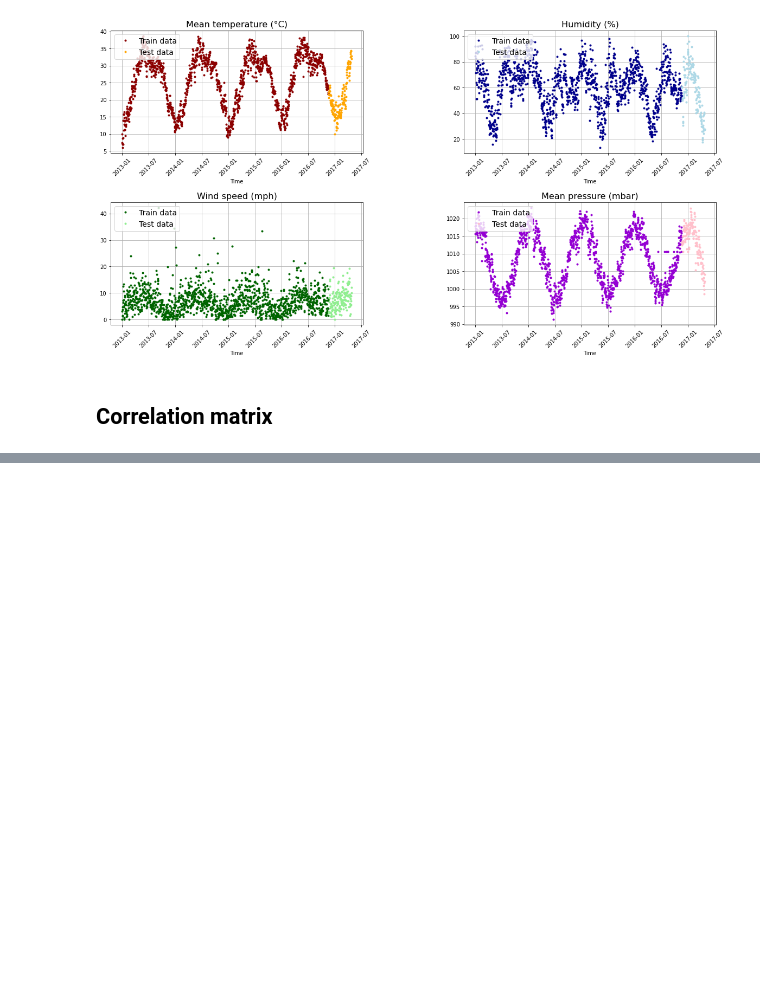
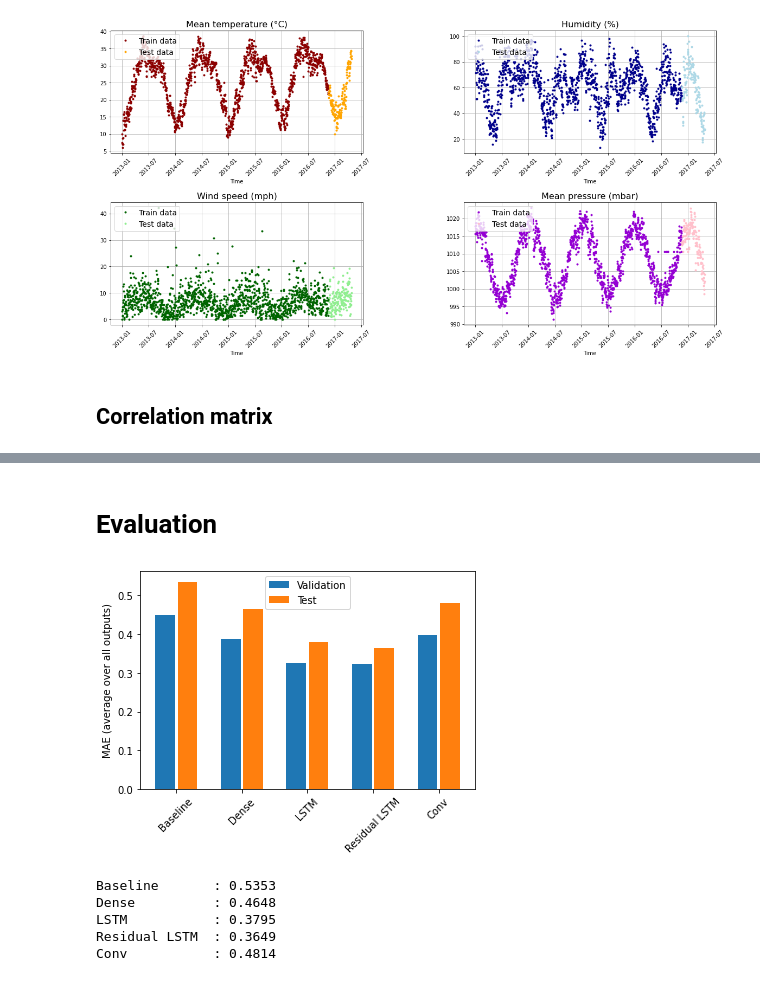
Before and after one commit to alexandre-pinon/voltron, a Jupyter notebook: src/ai/voltron.ipynb, the cells around one changed output, grey strips where cells are left out. Saved outputs shown, nothing was run; the diff lists cells and outputs as text; code cells hidden in the pictures; blank space fills up the shorter version.

Commit message:
feat: Preprocessing + Training + Evaluation WS=7 H=1 multioutput

```diff
--- a/src/ai/voltron.ipynb
+++ b/src/ai/voltron.ipynb
@@ -242,0 +337,12 @@ ax.set_title("Correlation matrix", fontsize=24)
+# %%
+%%time
+lstm_model = tf.keras.models.Sequential([
+    tf.keras.layers.Bidirectional(tf.keras.layers.LSTM(128, return_sequences=True)),
+    tf.keras.layers.Dense(32, activation='relu'),
+    tf.keras.layers.Dense(units=num_features)
+])
+
+history = helpers.compile_and_fit(lstm_model, w1)
+
+val_performance['LSTM'] = lstm_model.evaluate(w1.val)
+performance['LSTM'] = lstm_model.evaluate(w1.test, verbose=0)
@@ -242,0 +406,18 @@ ax.set_title("Correlation matrix", fontsize=24)
+# %%
+conv_model = tf.keras.Sequential([
+    tf.keras.layers.Conv1D(128,
+                           kernel_size=5,
+                           padding="causal",
+                           activation="relu"),
+    tf.keras.layers.Conv1D(128,
+                           kernel_size=5,
+                           padding="causal",
+                           activation="relu"),
+    tf.keras.layers.Dense(32, activation="relu"),
+    tf.keras.layers.Dense(num_features)
+])
+
+history = helpers.compile_and_fit(conv_model, w1)
+
+val_performance['Conv'] = conv_model.evaluate(w1.val)
+performance['Conv'] = conv_model.evaluate(w1.test, verbose=0)
@@ -242,0 +442,27 @@ ax.set_title("Correlation matrix", fontsize=24)
+# %% [markdown]
+# Evaluation
+# %%
+x = np.arange(len(performance))
+width = 0.3
+
+metric_name = 'mean_absolute_error'
+metric_index = lstm_model.metrics_names.index(metric_name)
+val_mae = [v[metric_index] for v in val_performance.values()]
+test_mae = [v[metric_index] for v in performance.values()]
+
+plt.bar(x - 0.17, val_mae, width, label='Validation')
+plt.bar(x + 0.17, test_mae, width, label='Test')
+plt.xticks(ticks=x, labels=performance.keys(), rotation=45)
+plt.ylabel('MAE (average over all outputs)')
+_ = plt.legend()
+# %% [output]
+[figure, added]
+# %%
+for name, value in performance.items():
+  print(f'{name:15s}: {value[1]:0.4f}')
+# %% [output]
+Baseline       : 0.5353
+Dense          : 0.4648
+LSTM           : 0.3795
+Residual LSTM  : 0.3649
+Conv           : 0.4814
```
Also changed, not shown: parts of 25 cells of this notebook, 1 other file.
